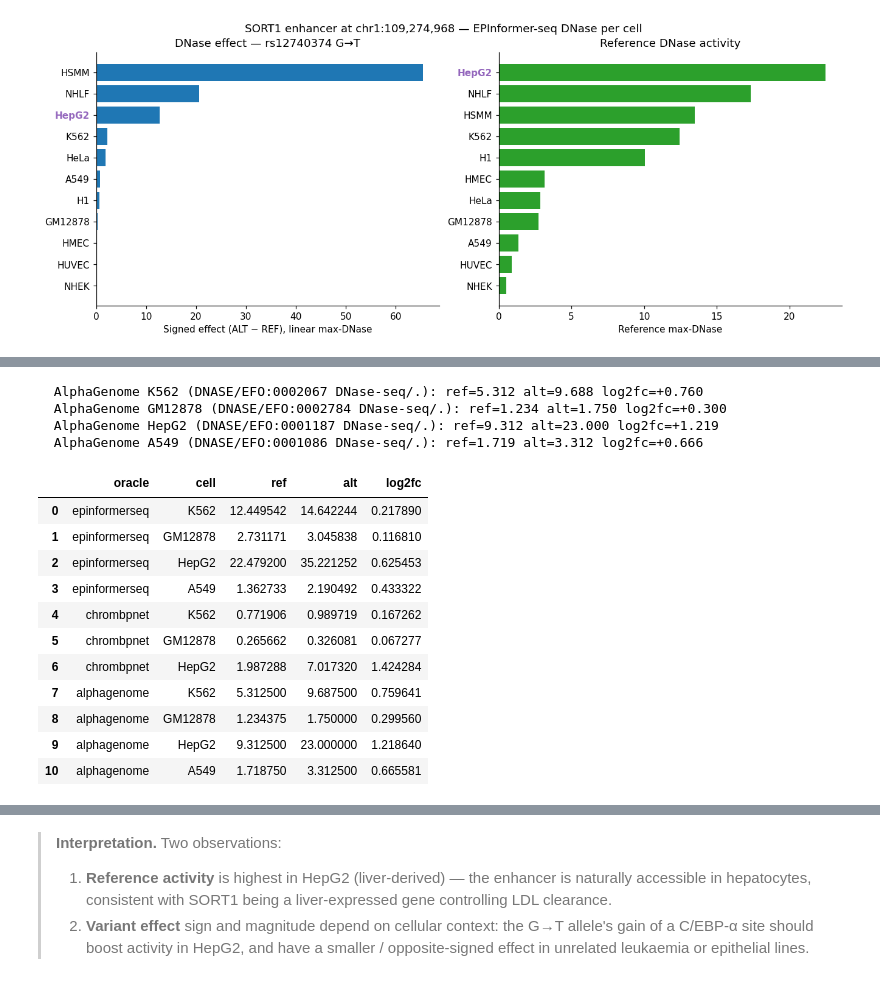
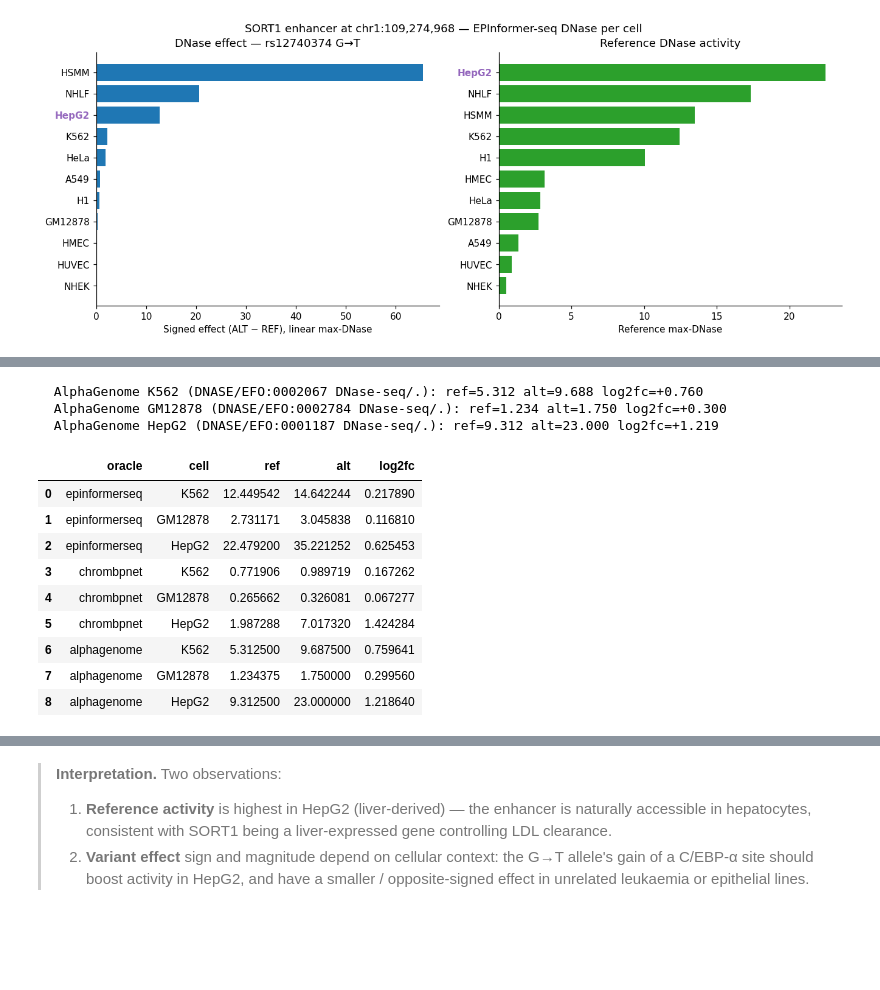
Before and after one commit to pinellolab/chorus, a Jupyter notebook: examples/notebooks/epinformerseq_testing.ipynb, the cells around one changed output, grey strips where cells are left out. Saved outputs shown, nothing was run; the diff lists cells and outputs as text; code cells hidden in the pictures; blank space fills up the shorter version.

```diff
--- a/examples/notebooks/epinformerseq_testing.ipynb
+++ b/examples/notebooks/epinformerseq_testing.ipynb
@@ -308,7 +308,7 @@ directly comparable across oracles (each one's native scale differs).
 # %%
 # ChromBPNet DNase per cell — central-256-bp max signal as the scalar to compare.
 import numpy as np
-CROSS_CELLS = ['K562', 'GM12878', 'HepG2', 'A549']
+CROSS_CELLS = ['K562', 'GM12878', 'HepG2']  # A549 omitted: ChromBPNet has no A549 DNase model
 cross_rows = []
 
 # (a) EPI-seq DNase effect — already in df from § 4.
@@ -397,7 +395,6 @@ CELL_TO_AG_TRACK = {
     'K562':    'DNASE/EFO:0002067 DNase-seq/.',
     'GM12878': 'DNASE/EFO:0002784 DNase-seq/.',
     'HepG2':   'DNASE/EFO:0001187 DNase-seq/.',
-    'A549':    'DNASE/EFO:0001086 DNase-seq/.',
 }
 try:
     import os
@@ -448,19 +445,16 @@ cross
   AlphaGenome K562 (DNASE/EFO:0002067 DNase-seq/.): ref=5.312 alt=9.688 log2fc=+0.760
   AlphaGenome GM12878 (DNASE/EFO:0002784 DNase-seq/.): ref=1.234 alt=1.750 log2fc=+0.300
   AlphaGenome HepG2 (DNASE/EFO:0001187 DNase-seq/.): ref=9.312 alt=23.000 log2fc=+1.219
-  AlphaGenome A549 (DNASE/EFO:0001086 DNase-seq/.): ref=1.719 alt=3.312 log2fc=+0.666
 |  | oracle | cell | ref | alt | log2fc |
 | 0 | epinformerseq | K562 | 12.449542 | 14.642244 | 0.217890 |
 | 1 | epinformerseq | GM12878 | 2.731171 | 3.045838 | 0.116810 |
 | 2 | epinformerseq | HepG2 | 22.479200 | 35.221252 | 0.625453 |
-| 3 | epinformerseq | A549 | 1.362733 | 2.190492 | 0.433322 |
-| 4 | chrombpnet | K562 | 0.771906 | 0.989719 | 0.167262 |
-| 5 | chrombpnet | GM12878 | 0.265662 | 0.326081 | 0.067277 |
-| 6 | chrombpnet | HepG2 | 1.987288 | 7.017320 | 1.424284 |
-| 7 | alphagenome | K562 | 5.312500 | 9.687500 | 0.759641 |
-| 8 | alphagenome | GM12878 | 1.234375 | 1.750000 | 0.299560 |
-| 9 | alphagenome | HepG2 | 9.312500 | 23.000000 | 1.218640 |
-| 10 | alphagenome | A549 | 1.718750 | 3.312500 | 0.665581 |
+| 3 | chrombpnet | K562 | 0.771906 | 0.989719 | 0.167262 |
+| 4 | chrombpnet | GM12878 | 0.265662 | 0.326081 | 0.067277 |
+| 5 | chrombpnet | HepG2 | 1.987288 | 7.017320 | 1.424284 |
+| 6 | alphagenome | K562 | 5.312500 | 9.687500 | 0.759641 |
+| 7 | alphagenome | GM12878 | 1.234375 | 1.750000 | 0.299560 |
+| 8 | alphagenome | HepG2 | 9.312500 | 23.000000 | 1.218640 |
 # %%
 # Grouped bar chart: 4 cells × 3 oracles, log2fc DNase effect.
 import numpy as np
```
Also changed, not shown: parts of 11 cells of this notebook.
